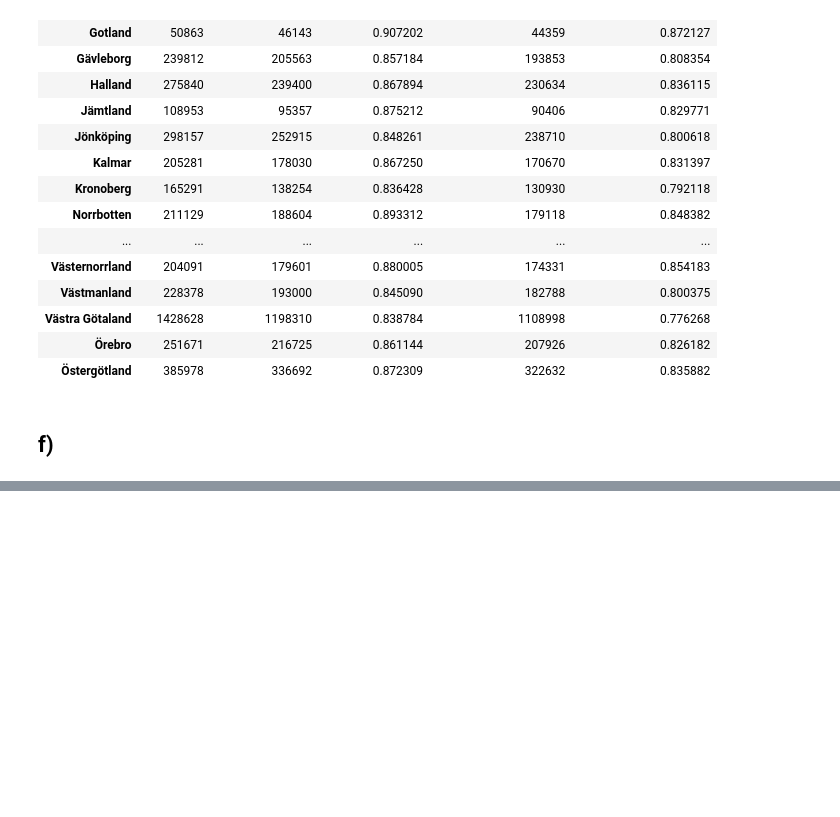
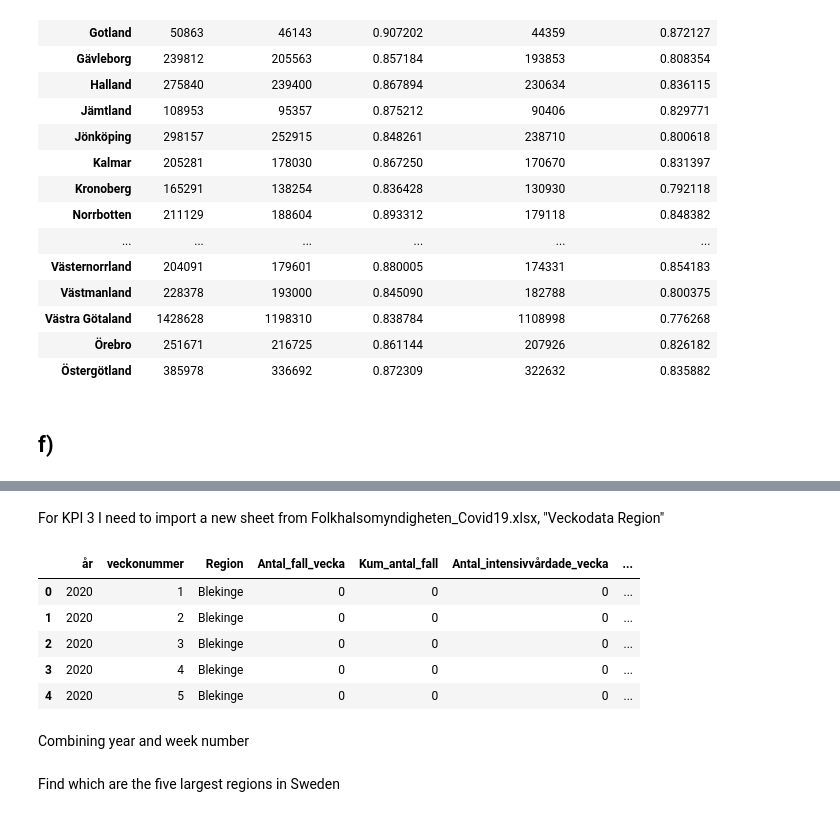
Before and after one commit to cseander/Databehandling-Christopher-Seander, a Jupyter notebook: Labs/Lab1.ipynb, the cells around one changed output, grey strips where cells are left out. Cells and saved outputs as stored; diff of their text form; code cells hidden in the pictures; blank space fills up the shorter version.

```diff
--- a/Labs/Lab1.ipynb
+++ b/Labs/Lab1.ipynb
@@ -258,0 +357,14 @@ fig.show()
+# %% [markdown]
+For KPI 3 I need to import a new sheet from Folkhalsomyndigheten_Covid19.xlsx, "Veckodata Region"
+# %%
+weekly_data_region = pd.read_excel(covid19_excel, sheet_name="Veckodata Region")
+weekly_data_region.head()
+# %% [output]
+|  | år | veckonummer | Region | Antal_fall_vecka | Kum_antal_fall | Antal_intensivvårdade_vecka | ... |
+| 0 | 2020 | 1 | Blekinge | 0 | 0 | 0 | ... |
+| 1 | 2020 | 2 | Blekinge | 0 | 0 | 0 | ... |
+| 2 | 2020 | 3 | Blekinge | 0 | 0 | 0 | ... |
+| 3 | 2020 | 4 | Blekinge | 0 | 0 | 0 | ... |
+| 4 | 2020 | 5 | Blekinge | 0 | 0 | 0 | ... |
+# %% [markdown]
+Combining year and week number
@@ -258,0 +373,2 @@ fig.show()
+# %% [markdown]
+Find which are the five largest regions in Sweden
```
Also changed, not shown: parts of 24 cells of this notebook, 12 other files.
